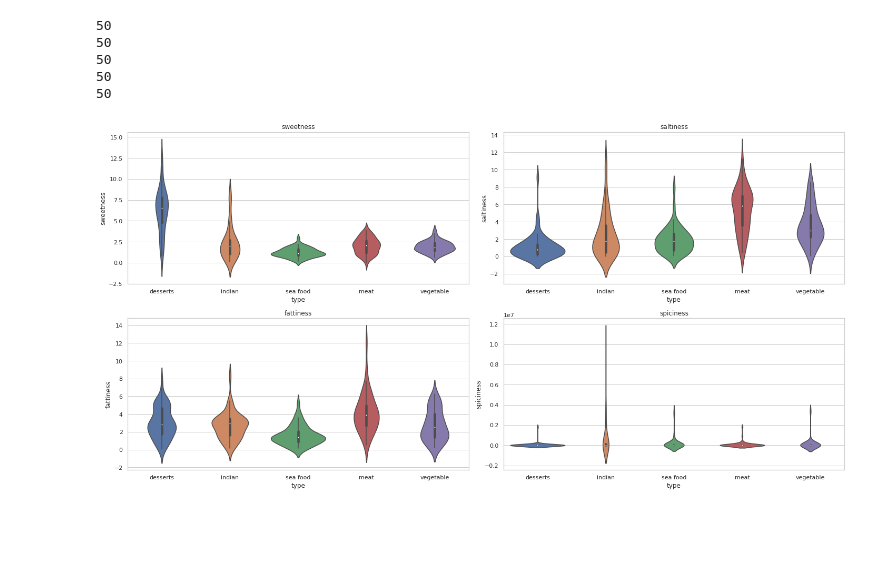
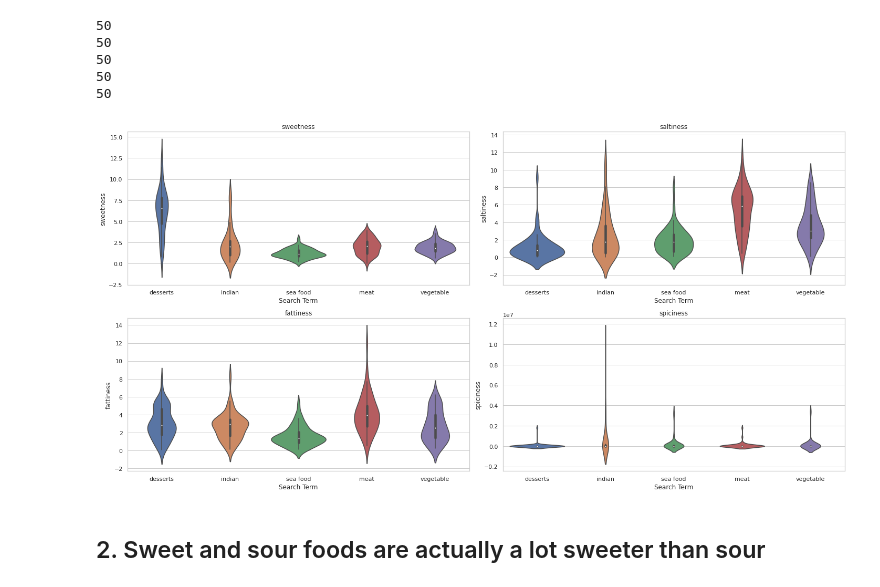
Before and after one commit to CodyBurker/Recipe-Radar, a Jupyter notebook: SpoontasticTest.ipynb, the cells around one changed output. Saved outputs shown, nothing was run; the diff lists cells and outputs as text; code cells hidden in the pictures; blank space fills up the shorter version.

```diff
--- a/SpoontasticTest.ipynb
+++ b/SpoontasticTest.ipynb
@@ -49,18 +37,22 @@ for falvor in flavors:
 # %%
 # 25 Violins plots
 # Show the distribution of each flavor
 # for flavor in flavors
 # 5 plots side-by-side
 import seaborn as sns
 import matplotlib.pyplot as plt
 sns.set(style="whitegrid")
 # Create subplots of the 4 selected flavors
 selected_flavors = ['sweetness', 'saltiness', 'fattiness', 'spiciness']
 fig, ax = plt.subplots(2, 2, figsize=(20, 10))
 for i, flavor in enumerate(selected_flavors):
     sns.violinplot(x='type', y=flavor, data=recipeswithflavor, ax=ax[i//2, i%2])
     ax[i//2, i%2].set_title(flavor)
+    # Change x-axis label to be "Search Term"
+    ax[i//2, i%2].set_xlabel('Search Term')
 plt.tight_layout()
 plt.show()
 # %% [output]
-[figure, old version]
+[figure, new version]
+# %% [markdown]
+## 2. Sweet and sour foods are actually a lot sweeter than sour
```
Also changed, not shown: parts of 6 cells of this notebook.
